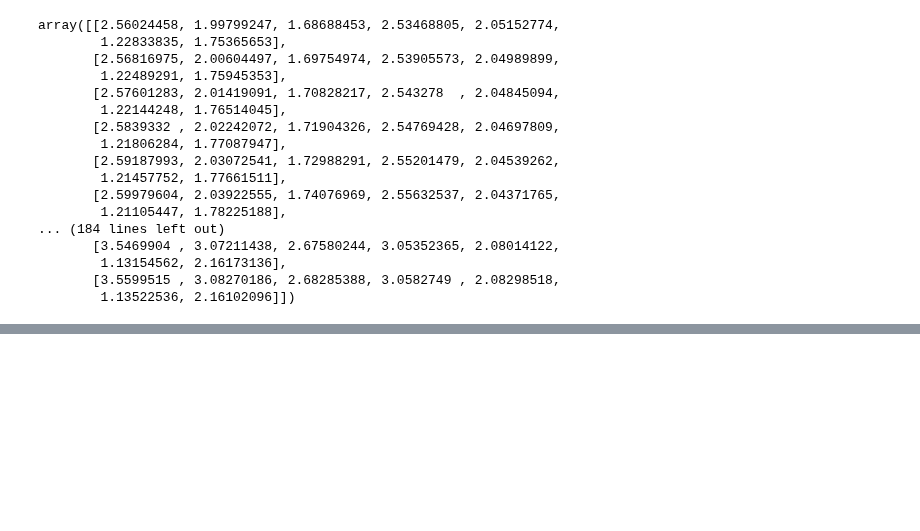
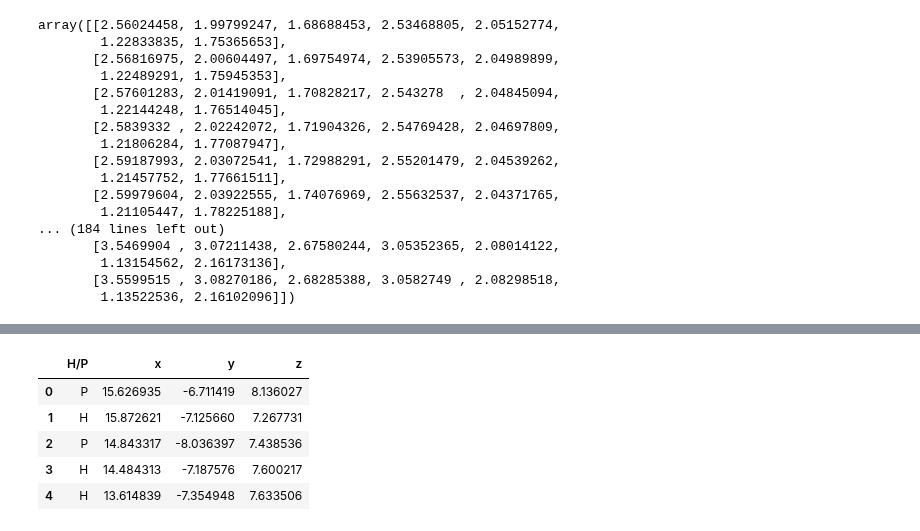
Before and after one commit to JooshK/ModelingTheLivingCell, a Jupyter notebook: scripts/PS6/main.ipynb, the cells around one changed output, grey strips where cells are left out. Drawn from its saved outputs; the diff is of its cells as text; code cells hidden in the pictures; blank space fills up the shorter version.

```diff
--- a/scripts/PS6/main.ipynb
+++ b/scripts/PS6/main.ipynb
@@ -234,0 +236,10 @@ print(positive_states)
+# %%
+df_protein = process_file("../../data/onesequence_-22.79-1.dat")
+df_protein.head()
+# %% [output]
+|  | H/P | x | y | z |
+| 0 | P | 15.626935 | -6.711419 | 8.136027 |
+| 1 | H | 15.872621 | -7.125660 | 7.267731 |
+| 2 | P | 14.843317 | -8.036397 | 7.438536 |
+| 3 | H | 14.484313 | -7.187576 | 7.600217 |
+| 4 | H | 13.614839 | -7.354948 | 7.633506 |
```
Also changed, not shown: parts of 13 cells of this notebook, 3 other files.
